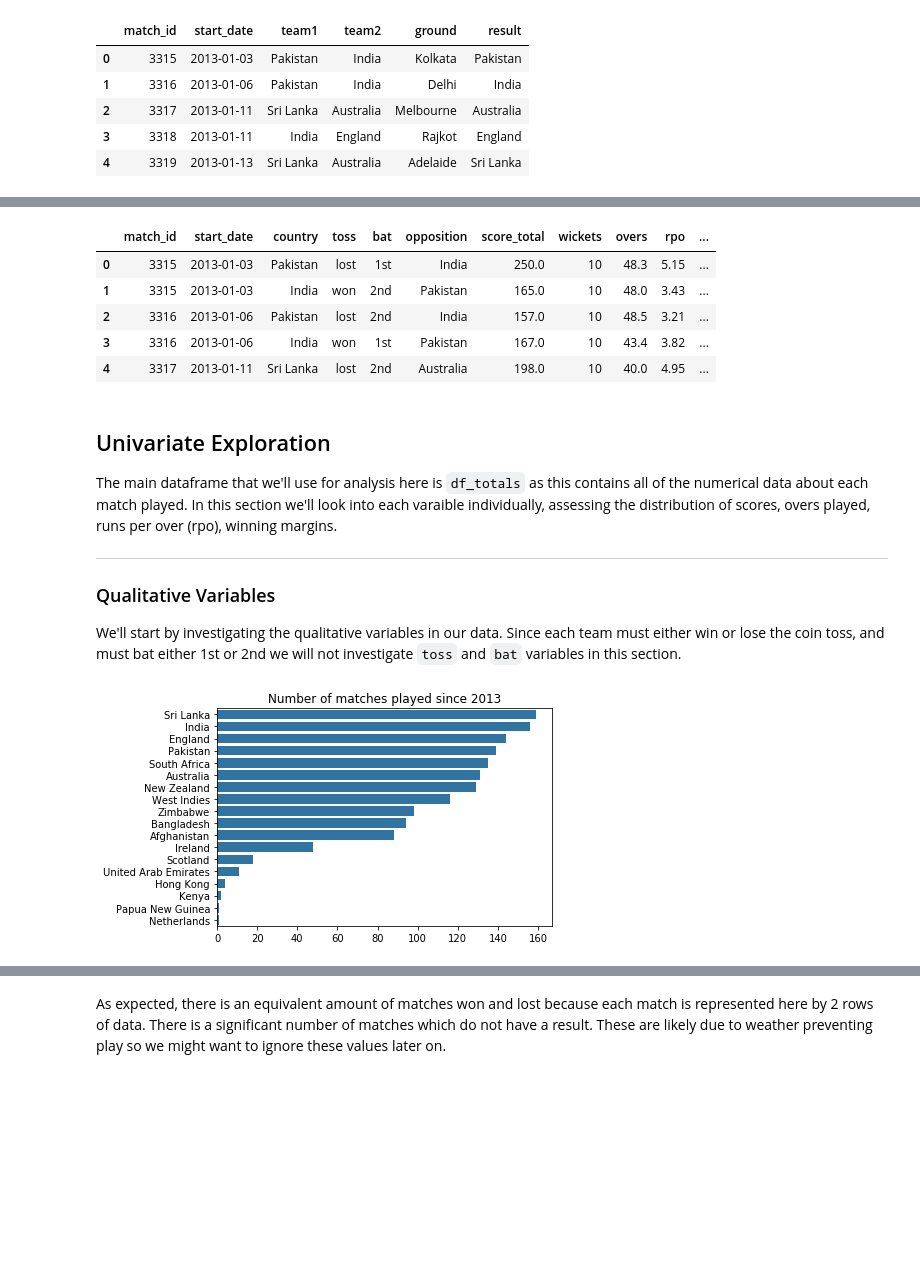
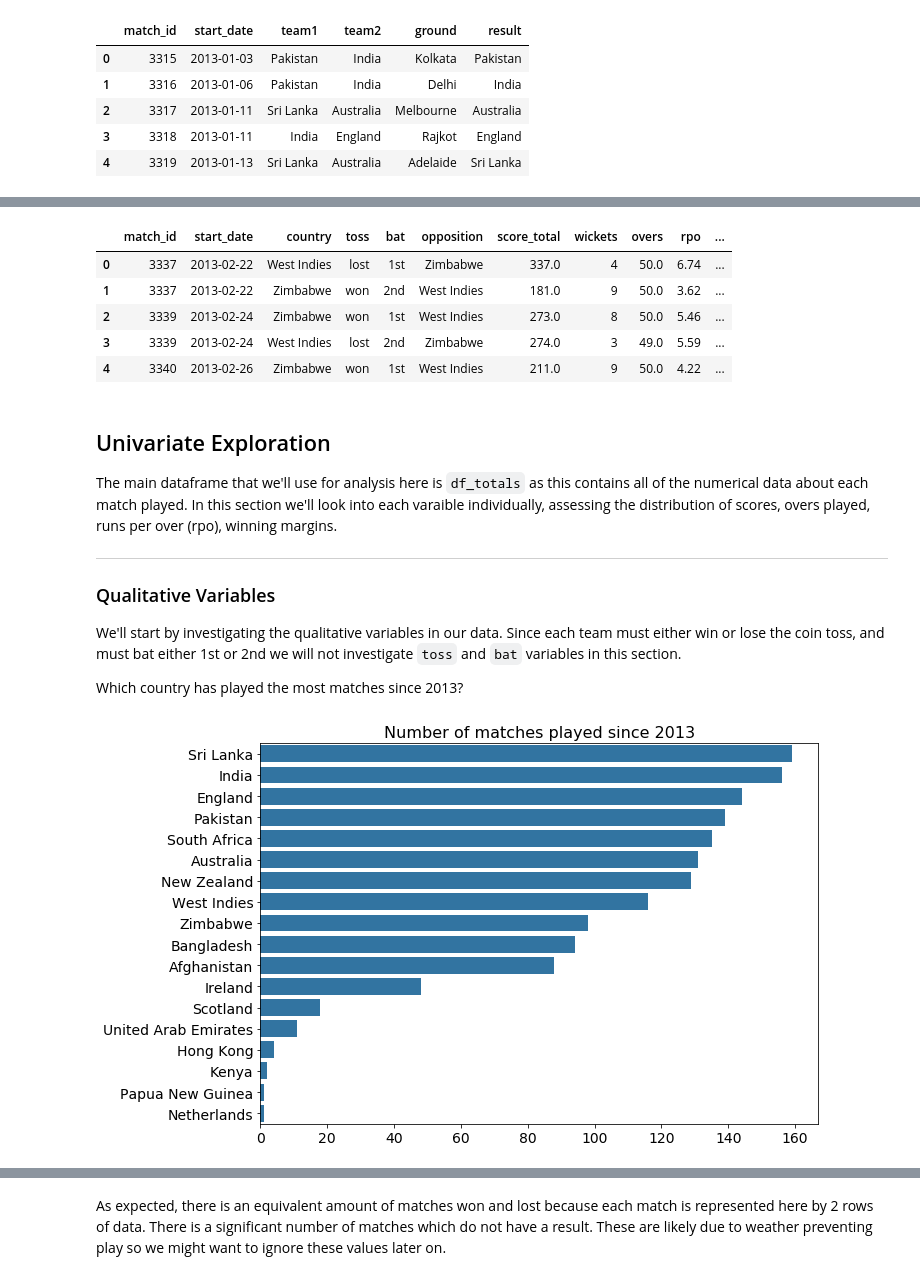
Before and after one commit to matt-fielding8/ODI_Cricket, a Jupyter notebook: notebooks/ODI_Cricket_Explore.ipynb, the cells around one changed output, grey strips where cells are left out. Cells and saved outputs as stored; diff of their text form; code cells hidden in the pictures; blank space fills up the shorter version.

Commit message:
Notebook checkpoint. ODI_Cricket_Explore clean

```diff
--- a/notebooks/ODI_Cricket_Explore.ipynb
+++ b/notebooks/ODI_Cricket_Explore.ipynb
@@ -13,13 +13,22 @@ I like to use the standard blue in the seaborn colour palette as default colour,
 import pandas as pd
 import numpy as np
 import matplotlib.pyplot as plt
+import matplotlib.lines as mlines
 import seaborn as sb
 %matplotlib inline
 
-df_match = pd.read_csv('../Data/interim/ODI_match_clean.csv')
-df_totals = pd.read_csv('../Data/interim/ODI_totals_clean.csv')
+import os
+import sys
+path = os.path.abspath(os.path.join('../src'))
+if path not in sys.path:
+    sys.path.append(path)
+assert '/home/ding/coding/machine_learning/ODI_cricket/src' in sys.path
+from visualization import visualize as vis
 
-colour = sb.color_palette()[0]
+df_match = pd.read_csv('../Data/processed/ODI_match_clean.csv')
+df_totals = pd.read_csv('../Data/processed/ODI_totals_clean.csv')
+
+colour = sb.color_palette()
 # %%
 df_match.head()
 # %% [output]
@@ -78,11 +87,11 @@ memory usage: 111.3+ KB
 df_totals.head()
 # %% [output]
 |  | match_id | start_date | country | toss | bat | opposition | score_total | wickets | overs | rpo | ... |
-| 0 | 3315 | 2013-01-03 | Pakistan | lost | 1st | India | 250.0 | 10 | 48.3 | 5.15 | ... |
-| 1 | 3315 | 2013-01-03 | India | won | 2nd | Pakistan | 165.0 | 10 | 48.0 | 3.43 | ... |
-| 2 | 3316 | 2013-01-06 | Pakistan | lost | 2nd | India | 157.0 | 10 | 48.5 | 3.21 | ... |
-| 3 | 3316 | 2013-01-06 | India | won | 1st | Pakistan | 167.0 | 10 | 43.4 | 3.82 | ... |
-| 4 | 3317 | 2013-01-11 | Sri Lanka | lost | 2nd | Australia | 198.0 | 10 | 40.0 | 4.95 | ... |
+| 0 | 3337 | 2013-02-22 | West Indies | lost | 1st | Zimbabwe | 337.0 | 4 | 50.0 | 6.74 | ... |
+| 1 | 3337 | 2013-02-22 | Zimbabwe | won | 2nd | West Indies | 181.0 | 9 | 50.0 | 3.62 | ... |
+| 2 | 3339 | 2013-02-24 | Zimbabwe | won | 1st | West Indies | 273.0 | 8 | 50.0 | 5.46 | ... |
+| 3 | 3339 | 2013-02-24 | West Indies | lost | 2nd | Zimbabwe | 274.0 | 3 | 49.0 | 5.59 | ... |
+| 4 | 3340 | 2013-02-26 | Zimbabwe | won | 1st | West Indies | 211.0 | 9 | 50.0 | 4.22 | ... |
 # %% [markdown]
 ## Univariate Exploration
 
@@ -90,13 +99,15 @@ The main dataframe that we'll use for analysis here is `df_totals` as this conta
 ***
 ### Qualitative Variables
 We'll start by investigating the qualitative variables in our data. Since each team must either win or lose the coin toss, and must bat either 1st or 2nd we will not investigate `toss` and `bat` variables in this section.
+
+Which country has played the most matches since 2013?
 # %%
 order = df_totals.country.value_counts().index
-sb.countplot(data=df_totals, y='country', order=order, color=colour);
-plt.title("Number of matches played since 2013");
+vis.setPlot(title="Number of matches played since 2013")
+sb.countplot(data=df_totals, y='country', order=order, color=colour[0]);
 plt.xlabel(None);
 plt.ylabel(None);
 # %% [output]
-[figure, old version]
+[figure, new version]
 # %% [markdown]
 There is a steady decline in the number of matches played per team since 2013 from Sri Lanka who have played the most. Hong Kong, Kenya, Netherlands, Papua New Guinea have all played less than 10 matches each so we might want to leave these teams out of our analysis when we start assessing averages.
```
Also changed, not shown: parts of 243 cells of this notebook, 2 other files.
